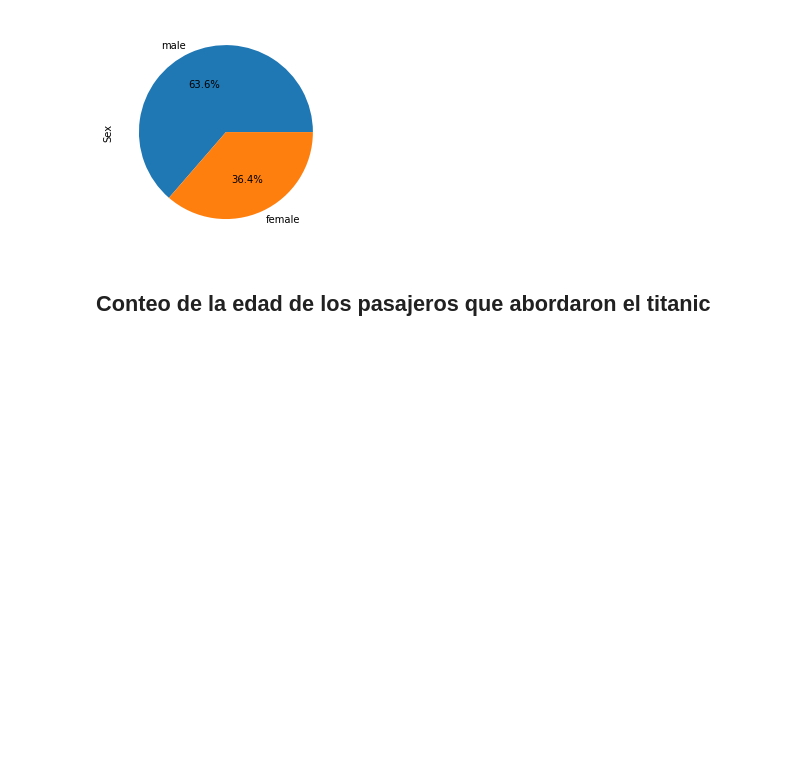
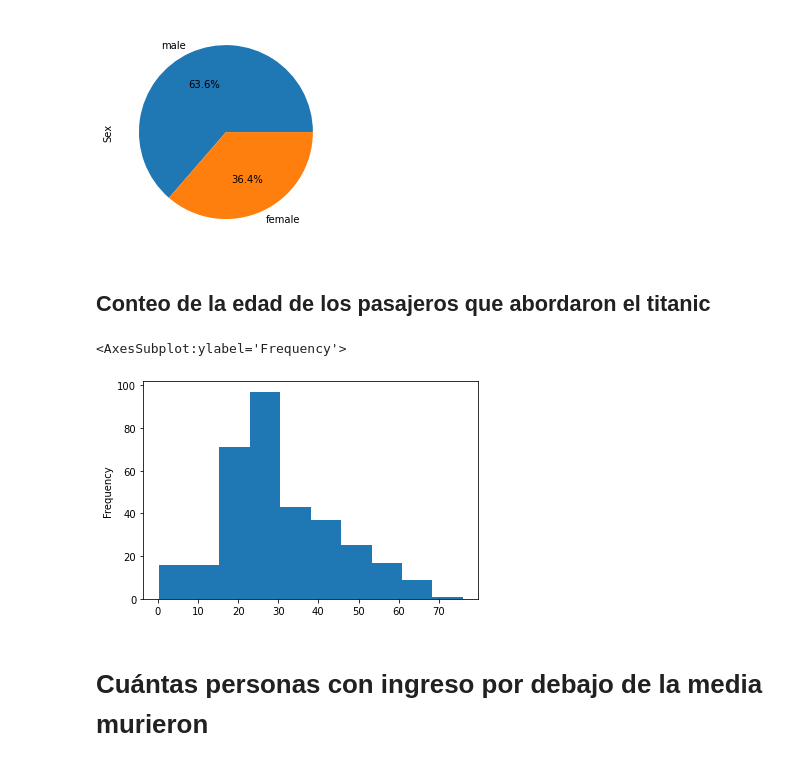
Before and after one commit to jesus1612/course-data-science, a Jupyter notebook: titanic.ipynb, the cells around one changed output. Cells and saved outputs as stored; diff of their text form; code cells hidden in the pictures; blank space fills up the shorter version.

```diff
--- a/titanic.ipynb
+++ b/titanic.ipynb
@@ -86,3 +86,13 @@ sex_dataset.plot(kind="pie", autopct='%1.1f%%')
 [figure]
 # %% [markdown]
 ## Conteo de la edad de los pasajeros que abordaron el titanic
+# %%
+age_dataset = titanic_dataset["Age"].dropna()
+age_dataset.value_counts()
+
+age_dataset.plot(kind="hist")
+# %% [output]
+<AxesSubplot:ylabel='Frequency'>
+[figure, added]
+# %% [markdown]
+# Cuántas personas con ingreso por debajo de la media murieron
```
Also changed, not shown: parts of 2 cells of this notebook.
